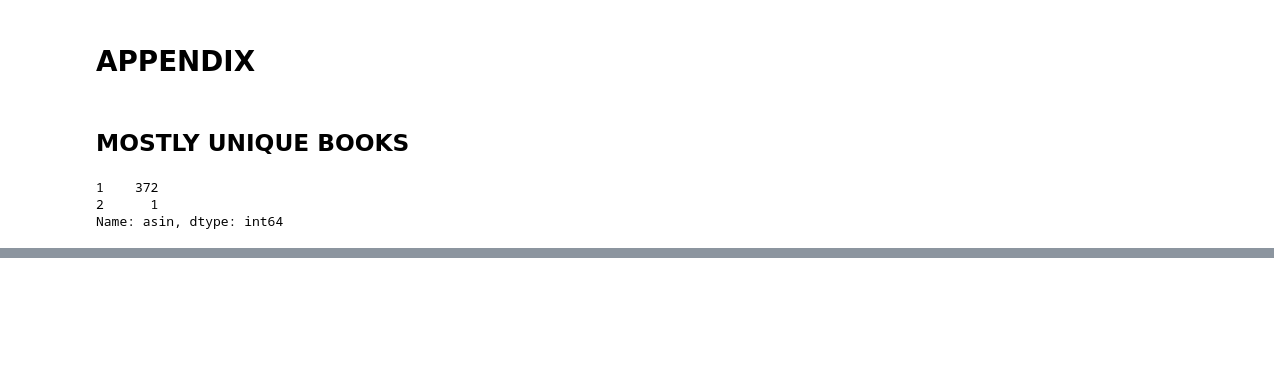
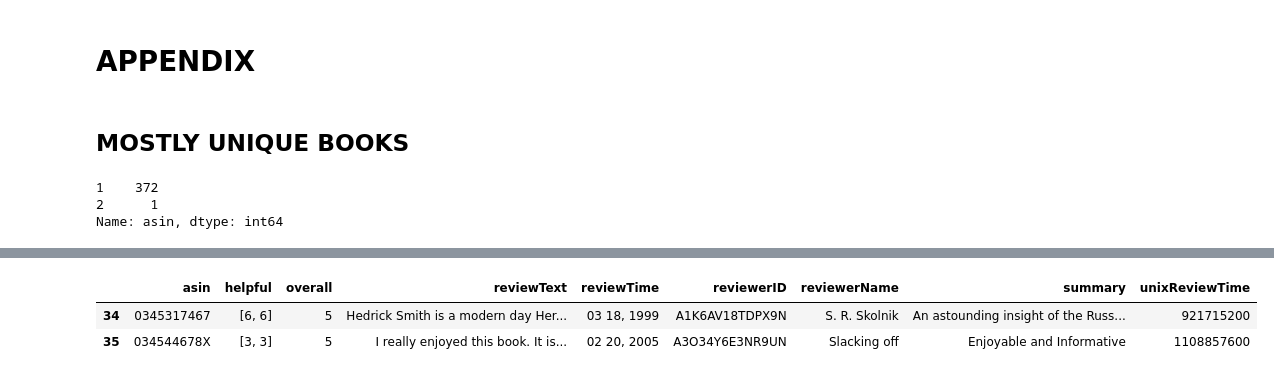
Before and after one commit to jendatx/RealRelevantReviews, a Jupyter notebook: Prelim_EDA_of_toy_train.ipynb, the cells around one changed output, grey strips where cells are left out. Saved outputs shown, nothing was run; the diff lists cells and outputs as text; code cells hidden in the pictures; blank space fills up the shorter version.

```diff
--- a/Prelim_EDA_of_toy_train.ipynb
+++ b/Prelim_EDA_of_toy_train.ipynb
@@ -179,0 +204,6 @@ Name: asin, dtype: int64
+# %%
+df.iloc[34:36]
+# %% [output]
+|  | asin | helpful | overall | reviewText | reviewTime | reviewerID | reviewerName | summary | unixReviewTime |
+| 34 | 0345317467 | [6, 6] | 5 | Hedrick Smith is a modern day Her... | 03 18, 1999 | A1K6AV18TDPX9N | S. R. Skolnik | An astounding insight of the Russ... | 921715200 |
+| 35 | 034544678X | [3, 3] | 5 | I really enjoyed this book. It is... | 02 20, 2005 | A3O34Y6E3NR9UN | Slacking off | Enjoyable and Informative | 1108857600 |
```
Also changed, not shown: parts of 4 cells of this notebook, 5 other files.
